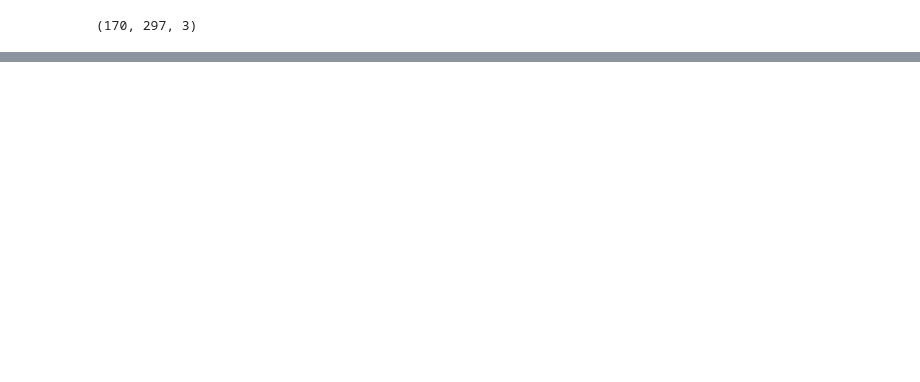
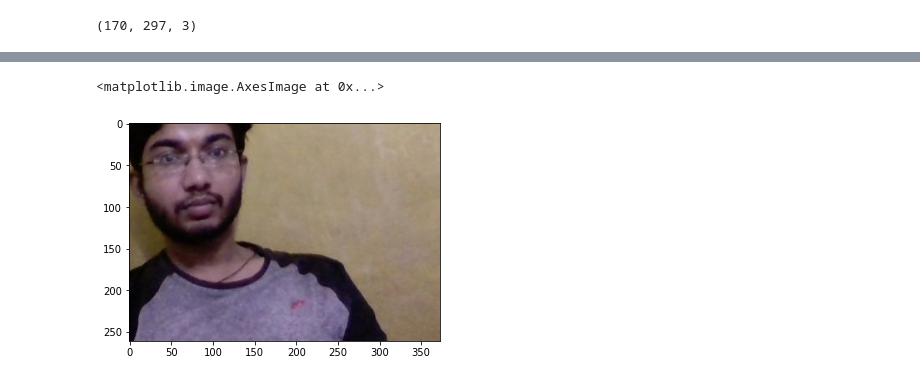
Before and after one commit to AprameyaGupta/nuclei-technologies-task, a Jupyter notebook: INTERNSHALA_0820_ASSIGN1_APRAMEYA_GUPTA.ipynb, the cells around one changed output, grey strips where cells are left out. Cells and saved outputs as stored; diff of their text form; code cells hidden in the pictures; blank space fills up the shorter version.

```diff
--- a/INTERNSHALA_0820_ASSIGN1_APRAMEYA_GUPTA.ipynb
+++ b/INTERNSHALA_0820_ASSIGN1_APRAMEYA_GUPTA.ipynb
@@ -183,0 +296,6 @@ plt.show()
+# %%
+a=cv2.imread(f'/content/test/{s}.jpg')
+plt.imshow(a)
+# %% [output]
+<matplotlib.image.AxesImage at 0x...>
+[figure, added]
```
Also changed, not shown: parts of 28 cells of this notebook, 7 other files.
